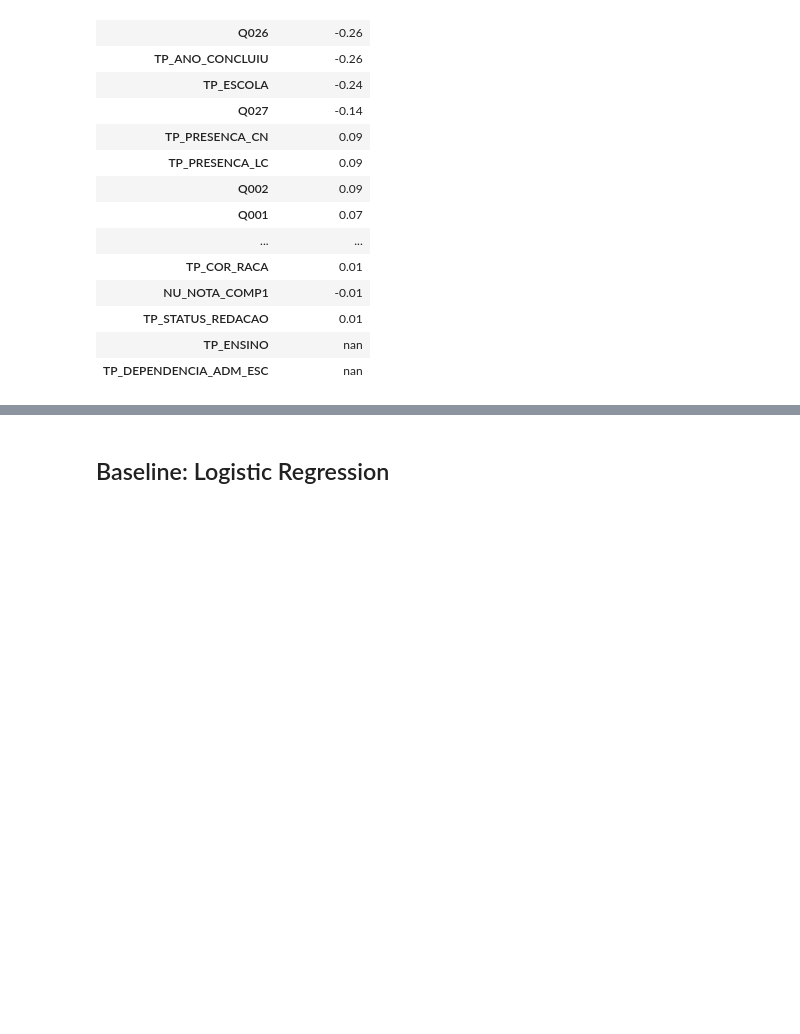
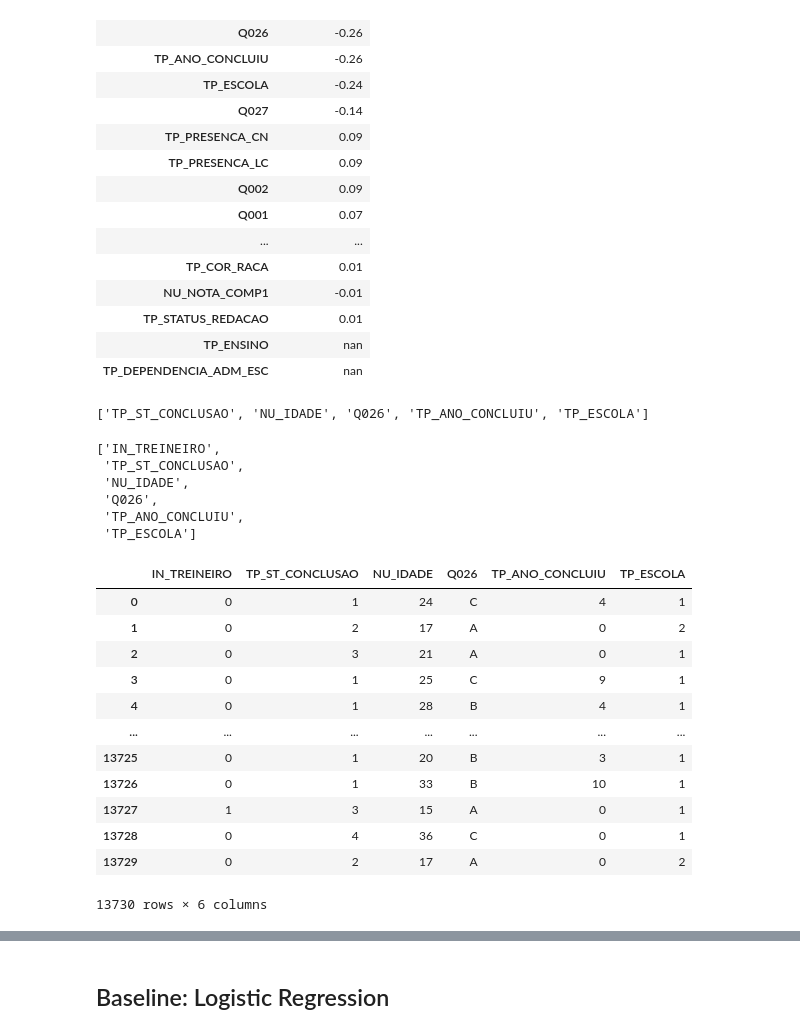
Before and after one commit to viniciusriosfuck/dscodenation, a Jupyter notebook: codenation_enem_v1.ipynb, the cells around one changed output, grey strips where cells are left out. Saved outputs shown, nothing was run; the diff lists cells and outputs as text; code cells hidden in the pictures; blank space fills up the shorter version.

```diff
--- a/codenation_enem_v1.ipynb
+++ b/codenation_enem_v1.ipynb
@@ -1844,3 +1849,37 @@ s_ord.to_frame().style.background_gradient(cmap='RdBu_r').set_precision(2)
 | TP_STATUS_REDACAO | 0.01 |
 | TP_ENSINO | nan |
 | TP_DEPENDENCIA_ADM_ESC | nan |
+# %%
+features_corr_ord_target_clf = list(s_ord.index)
+features_selected_clf_nr = 5
+features_selected_clf = features_corr_ord_target_clf[:features_selected_clf_nr]
+features_selected_clf
+# %% [output]
+['TP_ST_CONCLUSAO', 'NU_IDADE', 'Q026', 'TP_ANO_CONCLUIU', 'TP_ESCOLA']
+# %%
+features_selected_target_clf = features_selected_clf.copy()
+features_selected_target_clf.insert(0, target_clf)
+features_selected_target_clf
+# %% [output]
+['IN_TREINEIRO',
+ 'TP_ST_CONCLUSAO',
+ 'NU_IDADE',
+ 'Q026',
+ 'TP_ANO_CONCLUIU',
+ 'TP_ESCOLA']
+# %%
+df_train_clf[features_selected_target_clf]
+# %% [output]
+|  | IN_TREINEIRO | TP_ST_CONCLUSAO | NU_IDADE | Q026 | TP_ANO_CONCLUIU | TP_ESCOLA |
+| 0 | 0 | 1 | 24 | C | 4 | 1 |
+| 1 | 0 | 2 | 17 | A | 0 | 2 |
+| 2 | 0 | 3 | 21 | A | 0 | 1 |
+| 3 | 0 | 1 | 25 | C | 9 | 1 |
+| 4 | 0 | 1 | 28 | B | 4 | 1 |
+| ... | ... | ... | ... | ... | ... | ... |
+| 13725 | 0 | 1 | 20 | B | 3 | 1 |
+| 13726 | 0 | 1 | 33 | B | 10 | 1 |
+| 13727 | 1 | 3 | 15 | A | 0 | 1 |
+| 13728 | 0 | 4 | 36 | C | 0 | 1 |
+| 13729 | 0 | 2 | 17 | A | 0 | 2 |
+13730 rows × 6 columns
```
Also changed, not shown: parts of 51 cells of this notebook.
